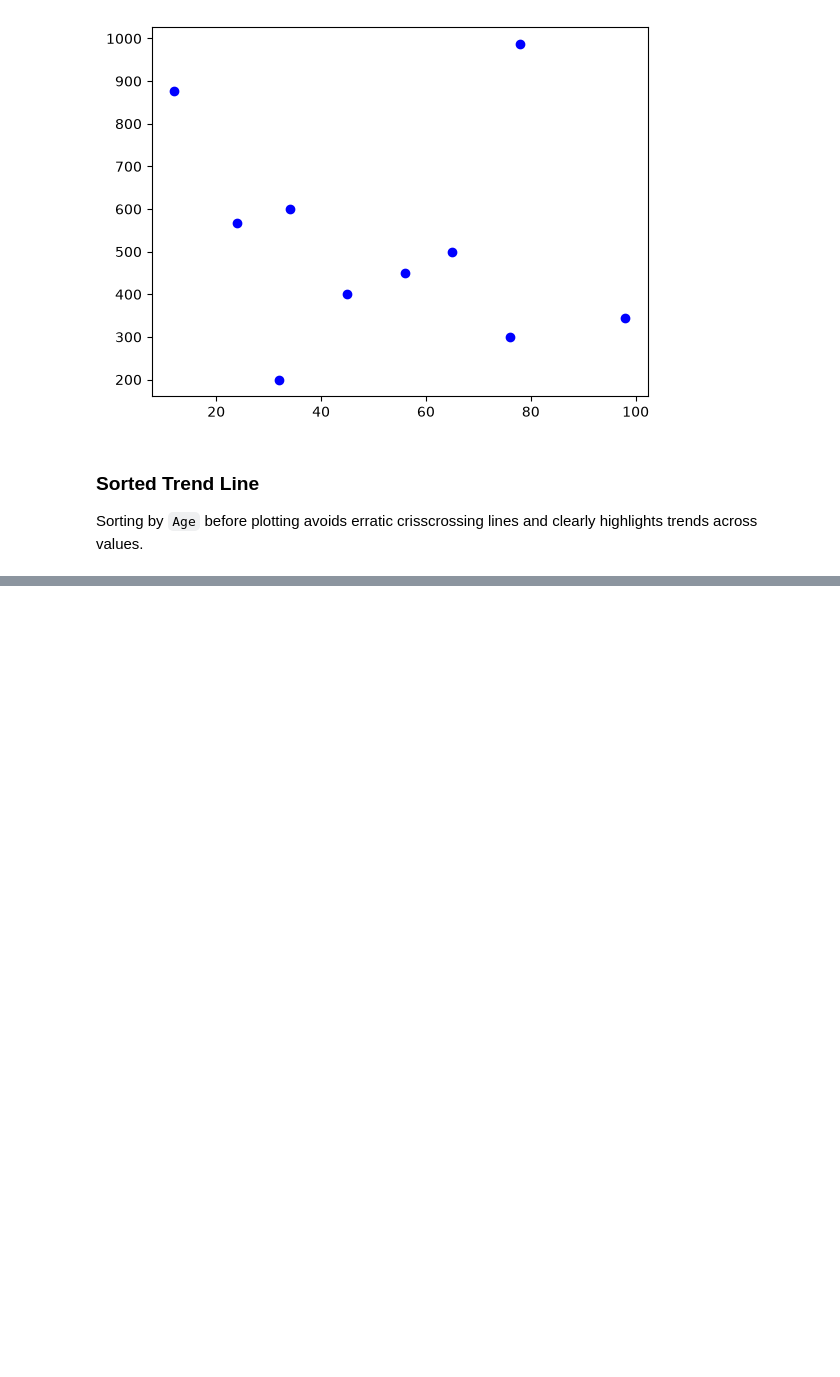
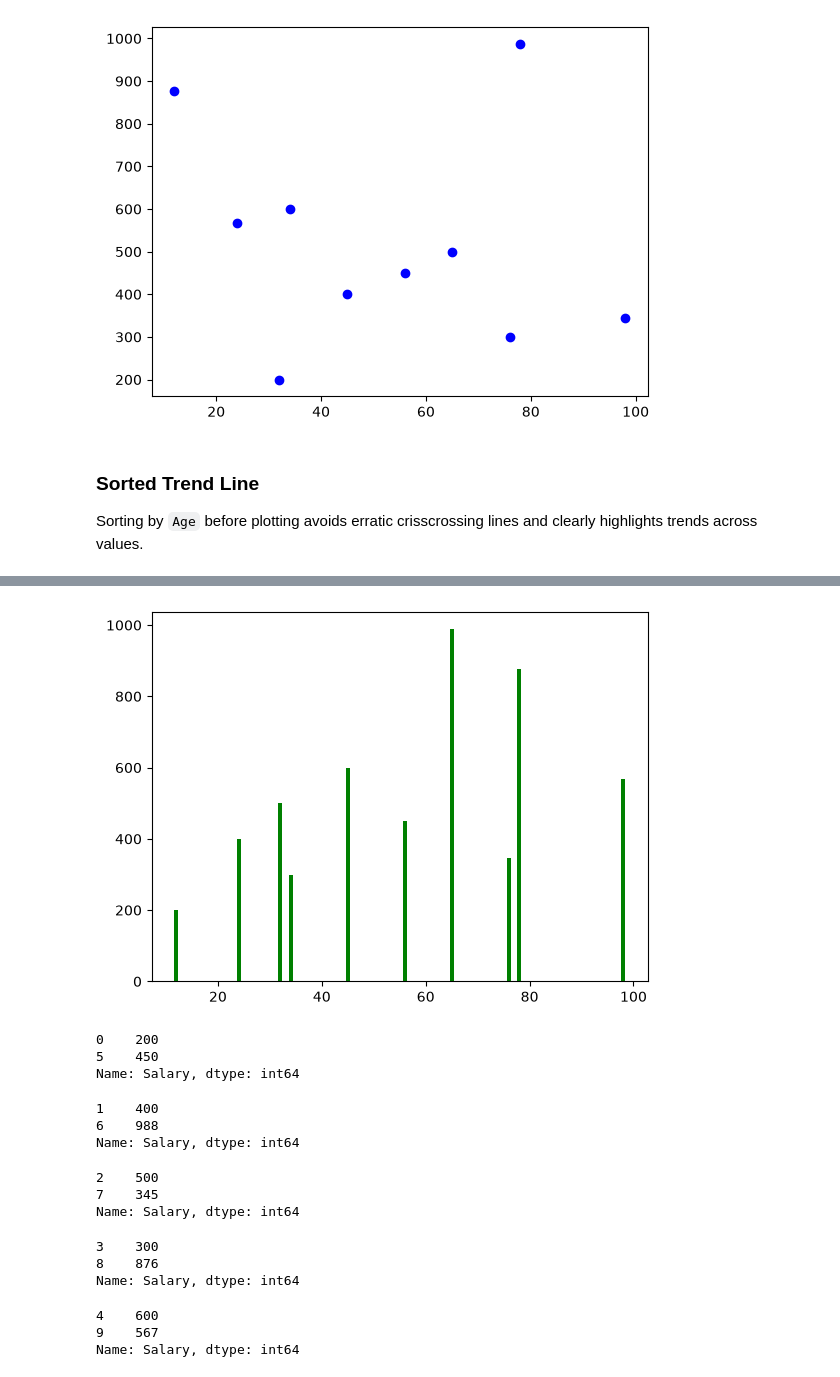
Before and after one commit to bonssss/data-analytics-journey, a Jupyter notebook: python_for_analyst/matplotlib.ipynb, the cells around one changed output, grey strips where cells are left out. Saved outputs shown, nothing was run; the diff lists cells and outputs as text; code cells hidden in the pictures; blank space fills up the shorter version.

```diff
--- a/python_for_analyst/matplotlib.ipynb
+++ b/python_for_analyst/matplotlib.ipynb
@@ -198,0 +200,43 @@ plt.show()
+# %%
+# bar chart
+
+plt.bar(sort_age["Age"],df['Salary'],color="green")
+plt.show()
+# %% [output]
+[figure, added]
+# %%
+# Numerical and categorical
+It_dep = df[df['Dept']=="IT"] [ "Salary"]
+It_dep
+# %% [output]
+0    200
+5    450
+Name: Salary, dtype: int64
+# %%
+man_dep = df[df['Dept']=="Management"] [ "Salary"]
+man_dep
+# %% [output]
+1    400
+6    988
+Name: Salary, dtype: int64
+# %%
+law_dep = df[df['Dept']=="Law"] [ "Salary"]
+law_dep
+# %% [output]
+2    500
+7    345
+Name: Salary, dtype: int64
+# %%
+bus_dep = df[df['Dept']=="Business"] [ "Salary"]
+bus_dep
+# %% [output]
+3    300
+8    876
+Name: Salary, dtype: int64
+# %%
+mar_dep = df[df['Dept']=="Marketing"] [ "Salary"]
+mar_dep
+# %% [output]
+4    600
+9    567
+Name: Salary, dtype: int64
```
Also changed, not shown: parts of 7 cells of this notebook.
